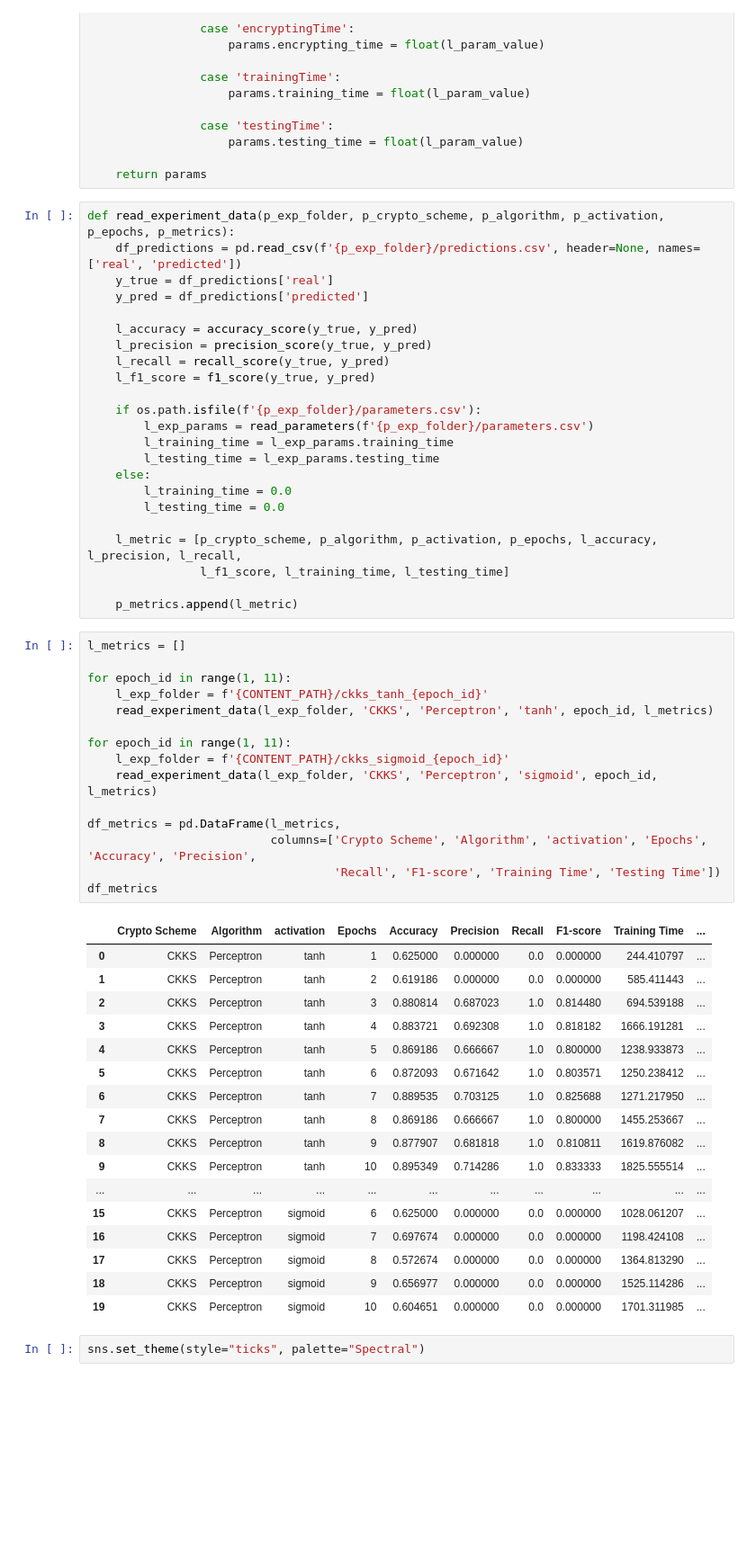
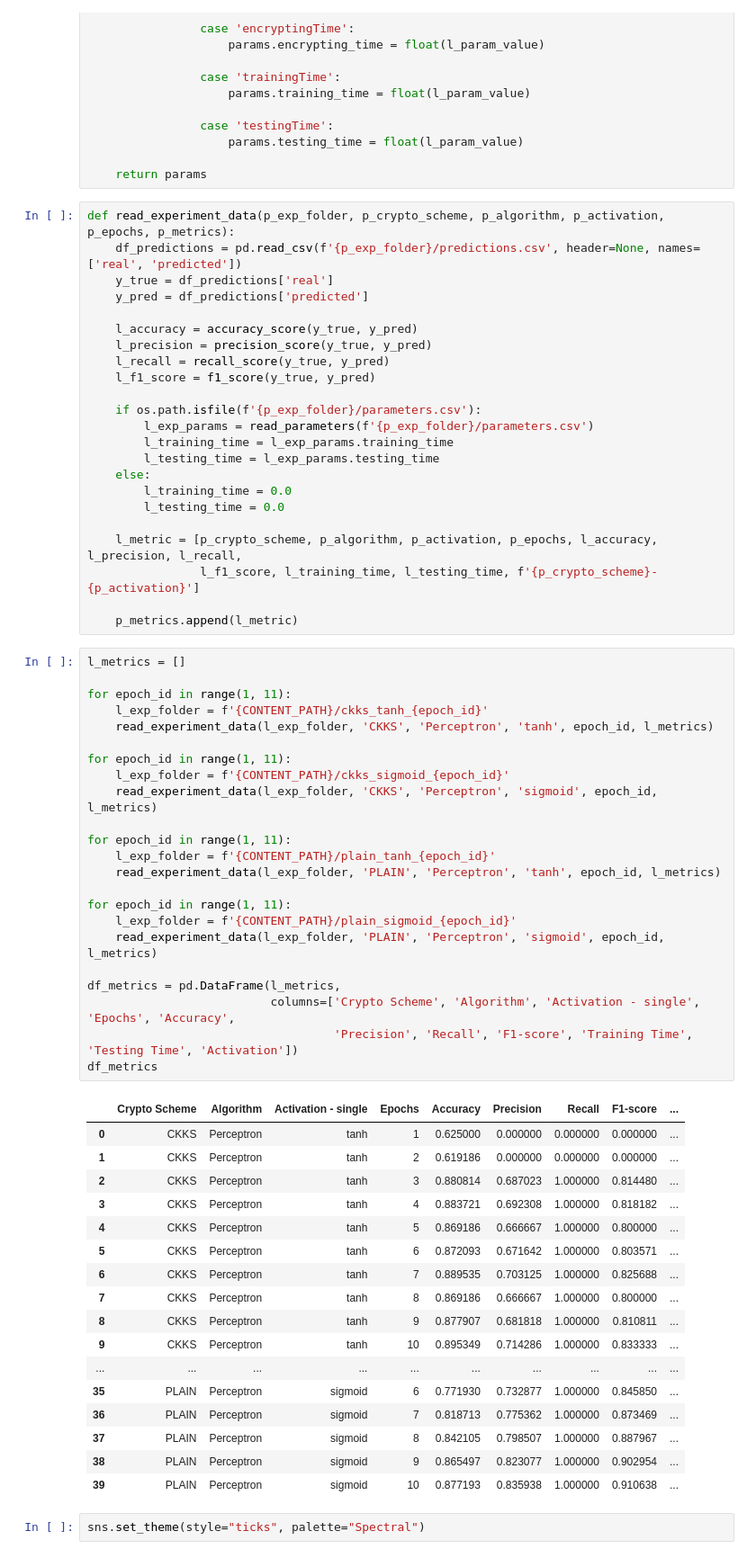
Before and after one commit to rodkruger/ppml-python, a Jupyter notebook: Metrics.ipynb, the cells around one changed output. Shown at 90% size. Saved outputs shown, nothing was run; the diff lists cells and outputs as text; blank space fills up the shorter version.

```diff
--- a/Metrics.ipynb
+++ b/Metrics.ipynb
@@ -82,42 +82,50 @@ def read_experiment_data(p_exp_folder, p_crypto_scheme, p_algorithm, p_activatio
         l_testing_time = 0.0
 
     l_metric = [p_crypto_scheme, p_algorithm, p_activation, p_epochs, l_accuracy, l_precision, l_recall,
-                l_f1_score, l_training_time, l_testing_time]
+                l_f1_score, l_training_time, l_testing_time, f'{p_crypto_scheme}-{p_activation}']
 
     p_metrics.append(l_metric)
 # %%
 l_metrics = []
 
 for epoch_id in range(1, 11):
     l_exp_folder = f'{CONTENT_PATH}/ckks_tanh_{epoch_id}'
     read_experiment_data(l_exp_folder, 'CKKS', 'Perceptron', 'tanh', epoch_id, l_metrics)
 
 for epoch_id in range(1, 11):
     l_exp_folder = f'{CONTENT_PATH}/ckks_sigmoid_{epoch_id}'
     read_experiment_data(l_exp_folder, 'CKKS', 'Perceptron', 'sigmoid', epoch_id, l_metrics)
 
+for epoch_id in range(1, 11):
+    l_exp_folder = f'{CONTENT_PATH}/plain_tanh_{epoch_id}'
+    read_experiment_data(l_exp_folder, 'PLAIN', 'Perceptron', 'tanh', epoch_id, l_metrics)
+
+for epoch_id in range(1, 11):
+    l_exp_folder = f'{CONTENT_PATH}/plain_sigmoid_{epoch_id}'
+    read_experiment_data(l_exp_folder, 'PLAIN', 'Perceptron', 'sigmoid', epoch_id, l_metrics)
+
 df_metrics = pd.DataFrame(l_metrics,
-                          columns=['Crypto Scheme', 'Algorithm', 'activation', 'Epochs', 'Accuracy', 'Precision',
-                                   'Recall', 'F1-score', 'Training Time', 'Testing Time'])
+                          columns=['Crypto Scheme', 'Algorithm', 'Activation - single', 'Epochs', 'Accuracy',
+                                   'Precision', 'Recall', 'F1-score', 'Training Time', 'Testing Time', 'Activation'])
 df_metrics
 # %% [output]
-|  | Crypto Scheme | Algorithm | activation | Epochs | Accuracy | Precision | Recall | F1-score | Training Time | ... |
-| 0 | CKKS | Perceptron | tanh | 1 | 0.625000 | 0.000000 | 0.0 | 0.000000 | 244.410797 | ... |
-| 1 | CKKS | Perceptron | tanh | 2 | 0.619186 | 0.000000 | 0.0 | 0.000000 | 585.411443 | ... |
-| 2 | CKKS | Perceptron | tanh | 3 | 0.880814 | 0.687023 | 1.0 | 0.814480 | 694.539188 | ... |
-| 3 | CKKS | Perceptron | tanh | 4 | 0.883721 | 0.692308 | 1.0 | 0.818182 | 1666.191281 | ... |
-| 4 | CKKS | Perceptron | tanh | 5 | 0.869186 | 0.666667 | 1.0 | 0.800000 | 1238.933873 | ... |
-| 5 | CKKS | Perceptron | tanh | 6 | 0.872093 | 0.671642 | 1.0 | 0.803571 | 1250.238412 | ... |
-| 6 | CKKS | Perceptron | tanh | 7 | 0.889535 | 0.703125 | 1.0 | 0.825688 | 1271.217950 | ... |
-| 7 | CKKS | Perceptron | tanh | 8 | 0.869186 | 0.666667 | 1.0 | 0.800000 | 1455.253667 | ... |
-| 8 | CKKS | Perceptron | tanh | 9 | 0.877907 | 0.681818 | 1.0 | 0.810811 | 1619.876082 | ... |
-| 9 | CKKS | Perceptron | tanh | 10 | 0.895349 | 0.714286 | 1.0 | 0.833333 | 1825.555514 | ... |
-| ... | ... | ... | ... | ... | ... | ... | ... | ... | ... | ... |
-| 15 | CKKS | Perceptron | sigmoid | 6 | 0.625000 | 0.000000 | 0.0 | 0.000000 | 1028.061207 | ... |
-| 16 | CKKS | Perceptron | sigmoid | 7 | 0.697674 | 0.000000 | 0.0 | 0.000000 | 1198.424108 | ... |
-| 17 | CKKS | Perceptron | sigmoid | 8 | 0.572674 | 0.000000 | 0.0 | 0.000000 | 1364.813290 | ... |
-| 18 | CKKS | Perceptron | sigmoid | 9 | 0.656977 | 0.000000 | 0.0 | 0.000000 | 1525.114286 | ... |
-| 19 | CKKS | Perceptron | sigmoid | 10 | 0.604651 | 0.000000 | 0.0 | 0.000000 | 1701.311985 | ... |
+|  | Crypto Scheme | Algorithm | Activation - single | Epochs | Accuracy | Precision | Recall | F1-score | ... |
+| 0 | CKKS | Perceptron | tanh | 1 | 0.625000 | 0.000000 | 0.000000 | 0.000000 | ... |
+| 1 | CKKS | Perceptron | tanh | 2 | 0.619186 | 0.000000 | 0.000000 | 0.000000 | ... |
+| 2 | CKKS | Perceptron | tanh | 3 | 0.880814 | 0.687023 | 1.000000 | 0.814480 | ... |
+| 3 | CKKS | Perceptron | tanh | 4 | 0.883721 | 0.692308 | 1.000000 | 0.818182 | ... |
+| 4 | CKKS | Perceptron | tanh | 5 | 0.869186 | 0.666667 | 1.000000 | 0.800000 | ... |
+| 5 | CKKS | Perceptron | tanh | 6 | 0.872093 | 0.671642 | 1.000000 | 0.803571 | ... |
+| 6 | CKKS | Perceptron | tanh | 7 | 0.889535 | 0.703125 | 1.000000 | 0.825688 | ... |
+| 7 | CKKS | Perceptron | tanh | 8 | 0.869186 | 0.666667 | 1.000000 | 0.800000 | ... |
+| 8 | CKKS | Perceptron | tanh | 9 | 0.877907 | 0.681818 | 1.000000 | 0.810811 | ... |
+| 9 | CKKS | Perceptron | tanh | 10 | 0.895349 | 0.714286 | 1.000000 | 0.833333 | ... |
+| ... | ... | ... | ... | ... | ... | ... | ... | ... | ... |
+| 35 | PLAIN | Perceptron | sigmoid | 6 | 0.771930 | 0.732877 | 1.000000 | 0.845850 | ... |
+| 36 | PLAIN | Perceptron | sigmoid | 7 | 0.818713 | 0.775362 | 1.000000 | 0.873469 | ... |
+| 37 | PLAIN | Perceptron | sigmoid | 8 | 0.842105 | 0.798507 | 1.000000 | 0.887967 | ... |
+| 38 | PLAIN | Perceptron | sigmoid | 9 | 0.865497 | 0.823077 | 1.000000 | 0.902954 | ... |
+| 39 | PLAIN | Perceptron | sigmoid | 10 | 0.877193 | 0.835938 | 1.000000 | 0.910638 | ... |
 # %%
 sns.set_theme(style="ticks", palette="Spectral")
 # %%
```
Also changed, not shown: parts of 2 cells of this notebook, 1 other file.
